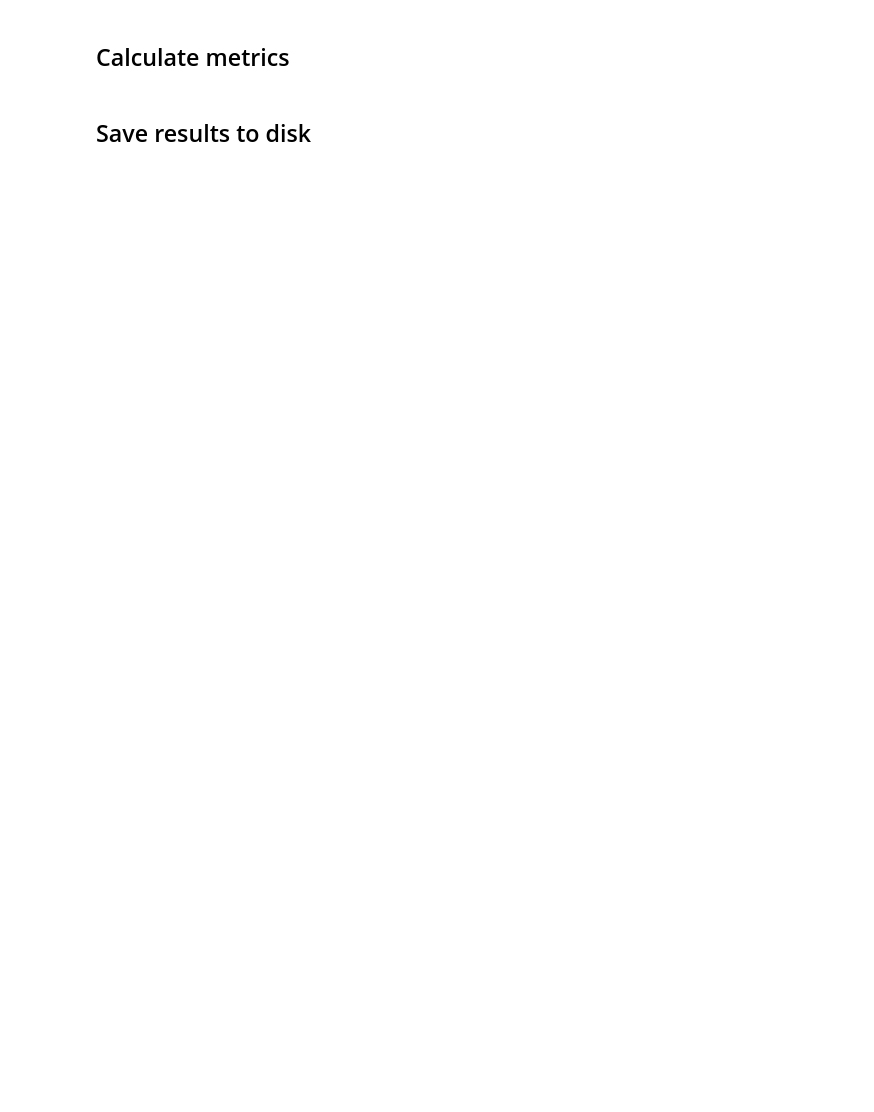
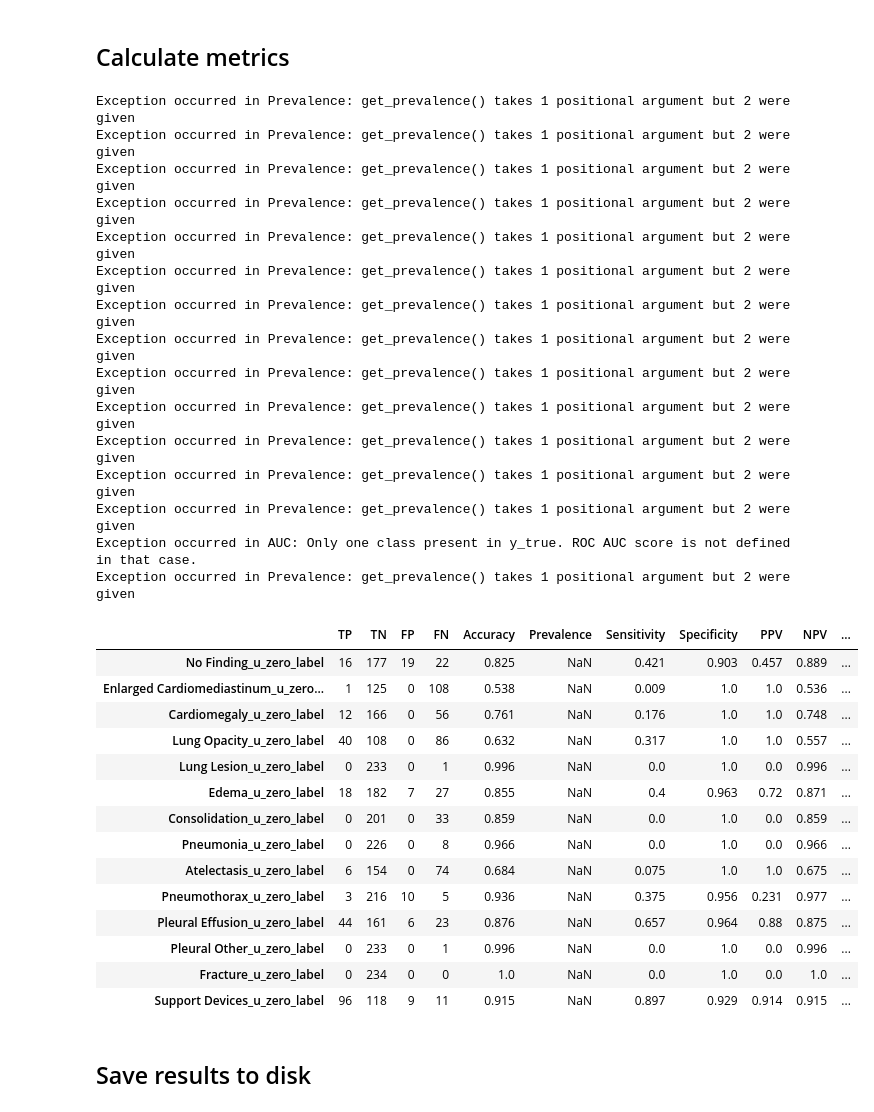
Before and after one commit to smith478/medical-imaging, a Jupyter notebook: notebooks/model_analysis.ipynb, the cells around one changed output. Cells and saved outputs as stored; diff of their text form; code cells hidden in the pictures; blank space fills up the shorter version.

```diff
--- a/notebooks/model_analysis.ipynb
+++ b/notebooks/model_analysis.ipynb
@@ -41,0 +210,32 @@ target_columns = [col_name + '_label' for col_name in targets]
+# %%
+def get_performance_metrics(y, pred, class_labels, tp=true_positives,
+                            tn=true_negatives, fp=false_positives,
+                            fn=false_negatives,
+                            acc=None, prevalence=None, spec=None,
+                            sens=None, ppv=None, npv=None, auc=None, f1=None,
+                            thresholds=[]):
+    if len(thresholds) != len(class_labels):
+        thresholds = [.5] * len(class_labels)
+
+    metrics = [tp, tn, fp, fn, acc, prevalence, sens, spec, ppv, npv, auc, f1]
+    metric_names = ["TP", "TN", "FP", "FN", "Accuracy", "Prevalence",
+                    "Sensitivity", "Specificity", "PPV", "NPV", "AUC", "F1"]
+
+    df = pd.DataFrame(index=class_labels, columns=metric_names + ["Threshold"])
+
+    for i, label in enumerate(class_labels):
+        for metric, name in zip(metrics, metric_names):
+            if metric is not None:
+                try:
+                    if name in ["Prevalence", "AUC"]:
+                        df.loc[label, name] = round(metric(y[:, i], pred[:, i]), 3)
+                    else:
+                        df.loc[label, name] = round(metric(y[:, i], pred[:, i], thresholds[i]), 3)
+                except Exception as e:
+                    print(f"Exception occurred in {name}: {e}")
+                    df.loc[label, name] = np.NAN
+            else:
+                df.loc[label, name] = "Not Defined"
+        df.loc[label, "Threshold"] = round(thresholds[i], 3)
+
+    return df
@@ -42,2 +393,36 @@ target_columns = [col_name + '_label' for col_name in targets]
+# %%
+get_performance_metrics(y, pred, target_columns, acc=get_accuracy, prevalence=get_prevalence,
+                        sens=get_sensitivity, spec=get_specificity, ppv=get_ppv, npv=get_npv, auc=roc_auc_score)
+# %% [output]
+Exception occurred in Prevalence: get_prevalence() takes 1 positional argument but 2 were given
+Exception occurred in Prevalence: get_prevalence() takes 1 positional argument but 2 were given
+Exception occurred in Prevalence: get_prevalence() takes 1 positional argument but 2 were given
+Exception occurred in Prevalence: get_prevalence() takes 1 positional argument but 2 were given
+Exception occurred in Prevalence: get_prevalence() takes 1 positional argument but 2 were given
+Exception occurred in Prevalence: get_prevalence() takes 1 positional argument but 2 were given
+Exception occurred in Prevalence: get_prevalence() takes 1 positional argument but 2 were given
+Exception occurred in Prevalence: get_prevalence() takes 1 positional argument but 2 were given
+Exception occurred in Prevalence: get_prevalence() takes 1 positional argument but 2 were given
+Exception occurred in Prevalence: get_prevalence() takes 1 positional argument but 2 were given
+Exception occurred in Prevalence: get_prevalence() takes 1 positional argument but 2 were given
+Exception occurred in Prevalence: get_prevalence() takes 1 positional argument but 2 were given
+Exception occurred in Prevalence: get_prevalence() takes 1 positional argument but 2 were given
+Exception occurred in AUC: Only one class present in y_true. ROC AUC score is not defined in that case.
+Exception occurred in Prevalence: get_prevalence() takes 1 positional argument but 2 were given
+|  | TP | TN | FP | FN | Accuracy | Prevalence | Sensitivity | Specificity | PPV | NPV | ... |
+| No Finding_u_zero_label | 16 | 177 | 19 | 22 | 0.825 | NaN | 0.421 | 0.903 | 0.457 | 0.889 | ... |
+| Enlarged Cardiomediastinum_u_zero... | 1 | 125 | 0 | 108 | 0.538 | NaN | 0.009 | 1.0 | 1.0 | 0.536 | ... |
+| Cardiomegaly_u_zero_label | 12 | 166 | 0 | 56 | 0.761 | NaN | 0.176 | 1.0 | 1.0 | 0.748 | ... |
+| Lung Opacity_u_zero_label | 40 | 108 | 0 | 86 | 0.632 | NaN | 0.317 | 1.0 | 1.0 | 0.557 | ... |
+| Lung Lesion_u_zero_label | 0 | 233 | 0 | 1 | 0.996 | NaN | 0.0 | 1.0 | 0.0 | 0.996 | ... |
+| Edema_u_zero_label | 18 | 182 | 7 | 27 | 0.855 | NaN | 0.4 | 0.963 | 0.72 | 0.871 | ... |
+| Consolidation_u_zero_label | 0 | 201 | 0 | 33 | 0.859 | NaN | 0.0 | 1.0 | 0.0 | 0.859 | ... |
+| Pneumonia_u_zero_label | 0 | 226 | 0 | 8 | 0.966 | NaN | 0.0 | 1.0 | 0.0 | 0.966 | ... |
+| Atelectasis_u_zero_label | 6 | 154 | 0 | 74 | 0.684 | NaN | 0.075 | 1.0 | 1.0 | 0.675 | ... |
+| Pneumothorax_u_zero_label | 3 | 216 | 10 | 5 | 0.936 | NaN | 0.375 | 0.956 | 0.231 | 0.977 | ... |
+| Pleural Effusion_u_zero_label | 44 | 161 | 6 | 23 | 0.876 | NaN | 0.657 | 0.964 | 0.88 | 0.875 | ... |
+| Pleural Other_u_zero_label | 0 | 233 | 0 | 1 | 0.996 | NaN | 0.0 | 1.0 | 0.0 | 0.996 | ... |
+| Fracture_u_zero_label | 0 | 234 | 0 | 0 | 1.0 | NaN | 0.0 | 1.0 | 0.0 | 1.0 | ... |
+| Support Devices_u_zero_label | 96 | 118 | 9 | 11 | 0.915 | NaN | 0.897 | 0.929 | 0.914 | 0.915 | ... |
 # %% [markdown]
 ## Save results to disk
```
Also changed, not shown: parts of 29 cells of this notebook.
